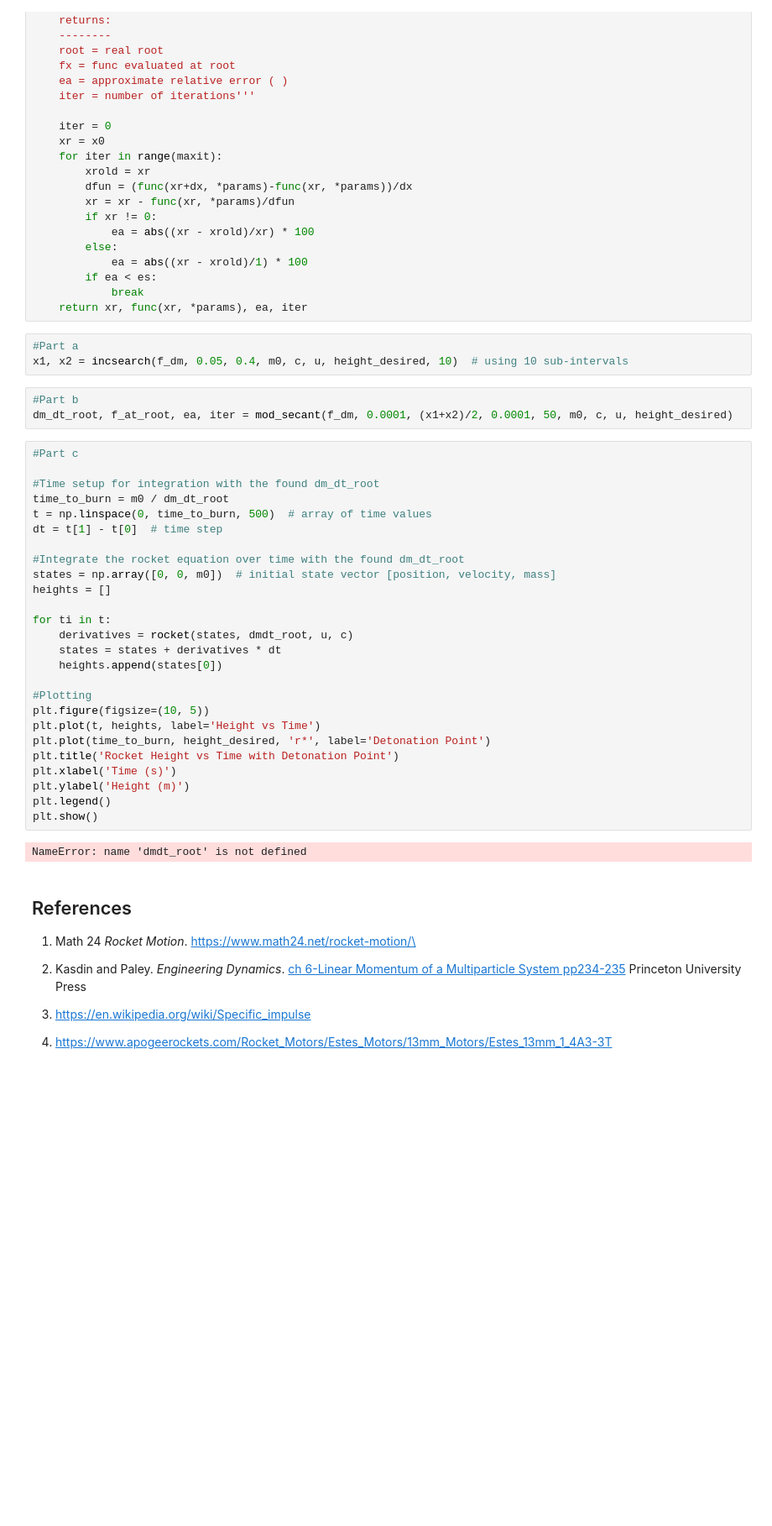
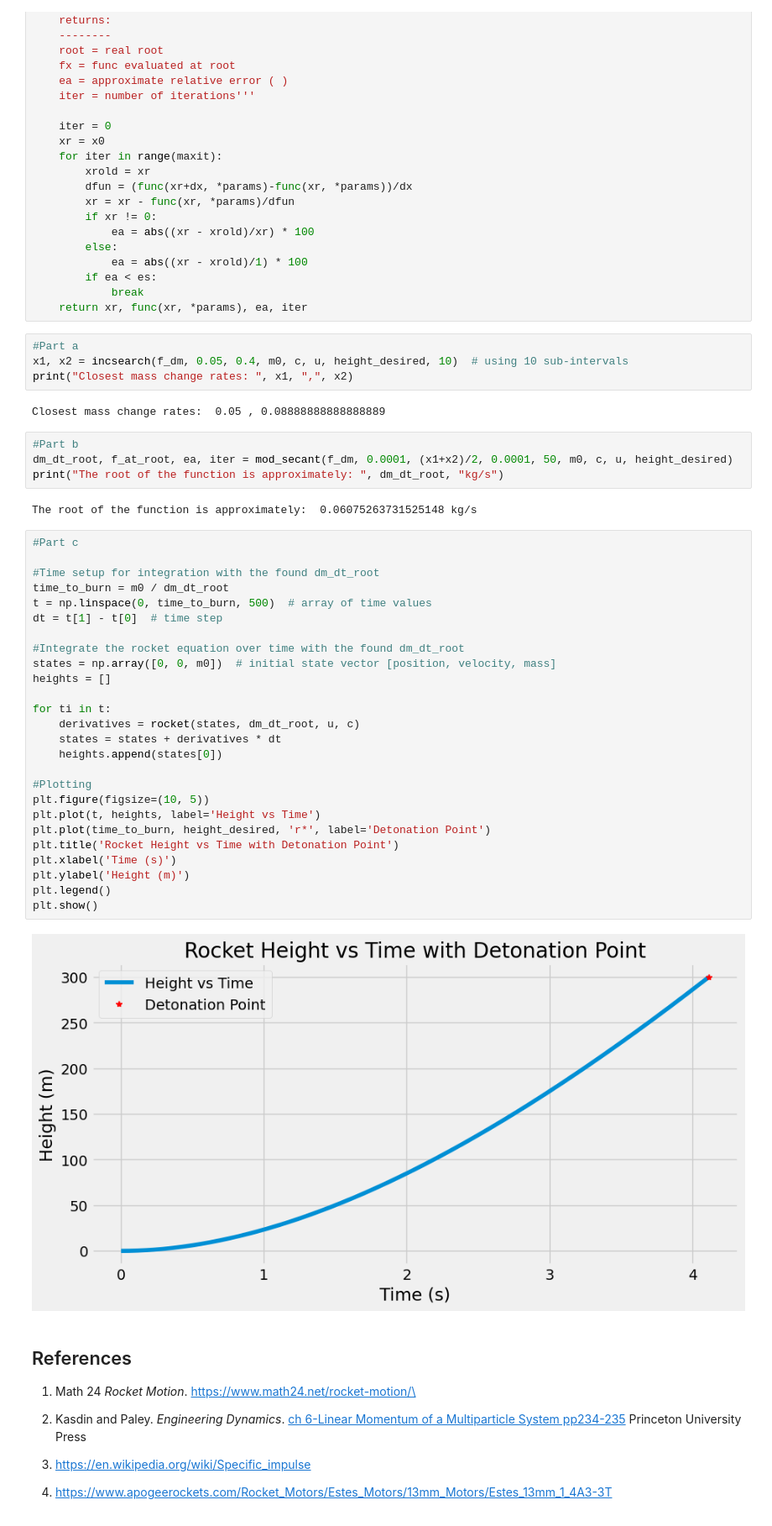
Before and after one commit to jackseitz/computational-mechanics, a Jupyter notebook: _sources/projects/03_IVP-project.ipynb, the cells around one changed output. Shown at 84% size. Drawn from its saved outputs; the diff is of its cells as text; blank space fills up the shorter version.

```diff
--- a/_sources/projects/03_IVP-project.ipynb
+++ b/_sources/projects/03_IVP-project.ipynb
@@ -395,37 +395,43 @@ def mod_secant(func,dx,x0,es=0.0001,maxit=50, *params):
 # %%
 #Part a
 x1, x2 = incsearch(f_dm, 0.05, 0.4, m0, c, u, height_desired, 10)  # using 10 sub-intervals
+print("Closest mass change rates: ", x1, ",", x2)
+# %% [output]
+Closest mass change rates:  0.05 , 0.08888888888888889
 # %%
 #Part b
 dm_dt_root, f_at_root, ea, iter = mod_secant(f_dm, 0.0001, (x1+x2)/2, 0.0001, 50, m0, c, u, height_desired)
+print("The root of the function is approximately: ", dm_dt_root, "kg/s")
+# %% [output]
+The root of the function is approximately:  0.06075263731525148 kg/s
 # %%
 #Part c
 
 #Time setup for integration with the found dm_dt_root
 time_to_burn = m0 / dm_dt_root
 t = np.linspace(0, time_to_burn, 500)  # array of time values
 dt = t[1] - t[0]  # time step
 
 #Integrate the rocket equation over time with the found dm_dt_root
 states = np.array([0, 0, m0])  # initial state vector [position, velocity, mass]
 heights = []
 
 for ti in t:
-    derivatives = rocket(states, dmdt_root, u, c)
+    derivatives = rocket(states, dm_dt_root, u, c)
     states = states + derivatives * dt
     heights.append(states[0])
 
 #Plotting
 plt.figure(figsize=(10, 5))
 plt.plot(t, heights, label='Height vs Time')
 plt.plot(time_to_burn, height_desired, 'r*', label='Detonation Point')
 plt.title('Rocket Height vs Time with Detonation Point')
 plt.xlabel('Time (s)')
 plt.ylabel('Height (m)')
 plt.legend()
 plt.show()
 # %% [output]
-NameError: name 'dmdt_root' is not defined
+[figure, added]
 # %% [markdown]
 ## References
 
```
Also changed, not shown: 52 other files.
